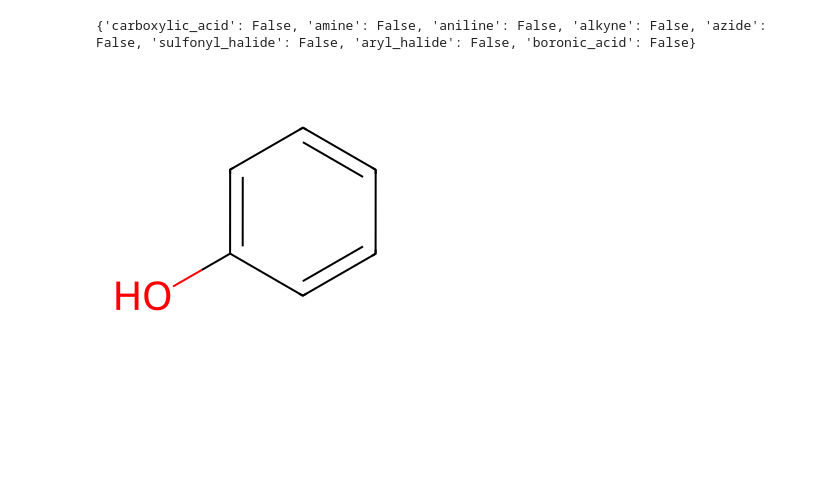
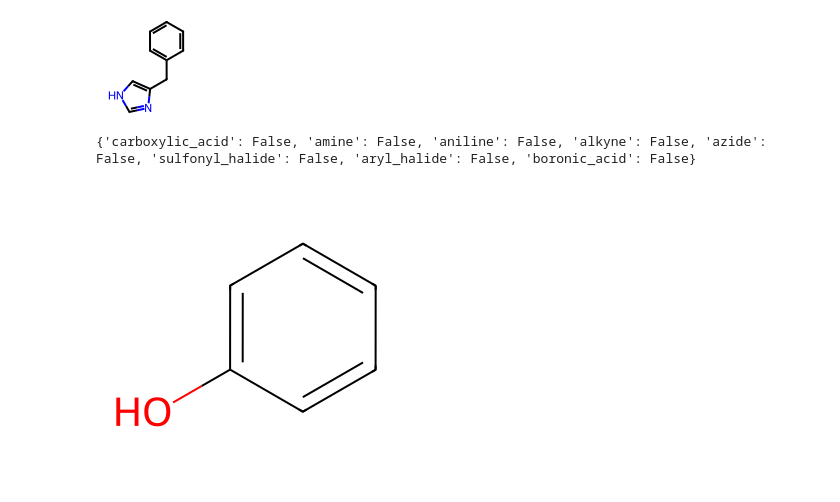
Before and after one commit to molecule-generator-collection/ChemTSv3, a Jupyter notebook: sandbox/test.ipynb, the cells around one changed output. Drawn from its saved outputs; the diff is of its cells as text; code cells hidden in the pictures; blank space fills up the shorter version.

```diff
--- a/sandbox/test.ipynb
+++ b/sandbox/test.ipynb
@@ -9,7 +9,8 @@ from rdkit import Chem
 from rdkit.Chem import AllChem
 from utils import draw_mol
 
-mol = Chem.MolFromSmiles("CCCC(=O)O")
+# mol = Chem.MolFromSmiles("CCCC(=O)O")
+mol = Chem.MolFromSmiles("CCc1ccccc1")
 # mol = Chem.MolFromSmiles("O[C@H](c1cncnc1C(CC(F)F)F)C(=O)[O-]")
 # mol = Chem.AddHs(mol)
 
@@ -21,7 +22,7 @@ mol = Chem.MolFromSmiles("CCCC(=O)O")
 #     "[c:1][Br]>>[c:1]c1ccccc1", "[c:1][Cl]>>[c:1]N", # cross-coupling # "[c:1][I]>>[c:1]C#CH"?
 #     "[C:1]=[C:2]>>[C:1](O)[C:2](O)", "[C:1]=[C:2]>>[C:1](Br)[C:2](Br)", "[C:1](=O)[C:2]>>[C:1](=N[C:2])" # misc
 # ]
-smirks_list = ["[*:1]-[*;D1]>>[*:1]-[H]"]
+smirks_list = ["[*:1]-[*;D1]>>[*:1]-c1c[nH]cn1"]
 
 generated_mols = []
 for smarts in smirks_list:
@@ -39,7 +40,7 @@ unique_smiles = set()
 unique_mols = []
 
 for mol in generated_mols:
-    # mol = Chem.RemoveHs(mol)
+    mol = Chem.RemoveHs(mol)
     smiles = Chem.MolToSmiles(mol, canonical=True)
     if smiles not in unique_smiles:
         unique_smiles.add(smiles)
@@ -53,3 +52,4 @@ for mol in unique_mols:
+[figure, added]
 # %%
 from rdkit import Chem
 from ClickReaction import AlkalineEsterHydrolysis, AmideCoupling, AmideCouplingWithAnilines, BocRemoval, CuAAC, FmocRemoval, SulfonAmideFormation, SuzukiMiyaura
```
Also changed, not shown: parts of 1 cell of this notebook, 3 other files.
